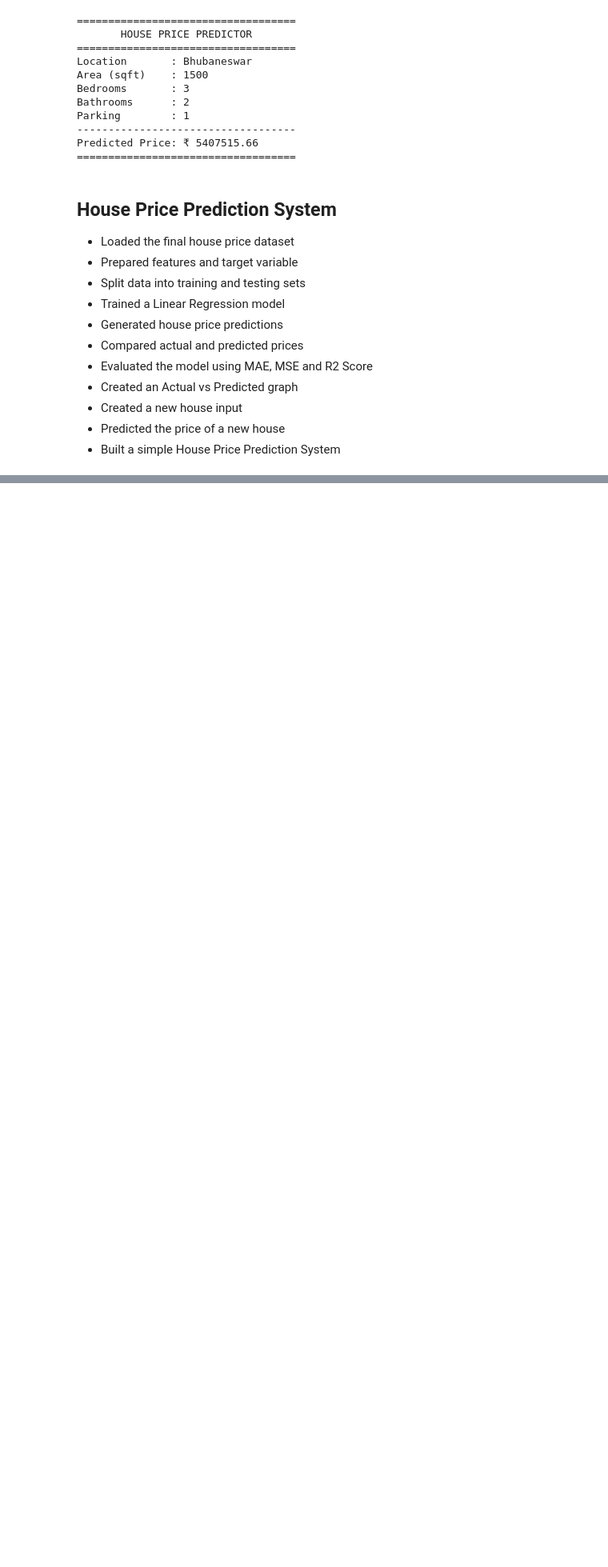
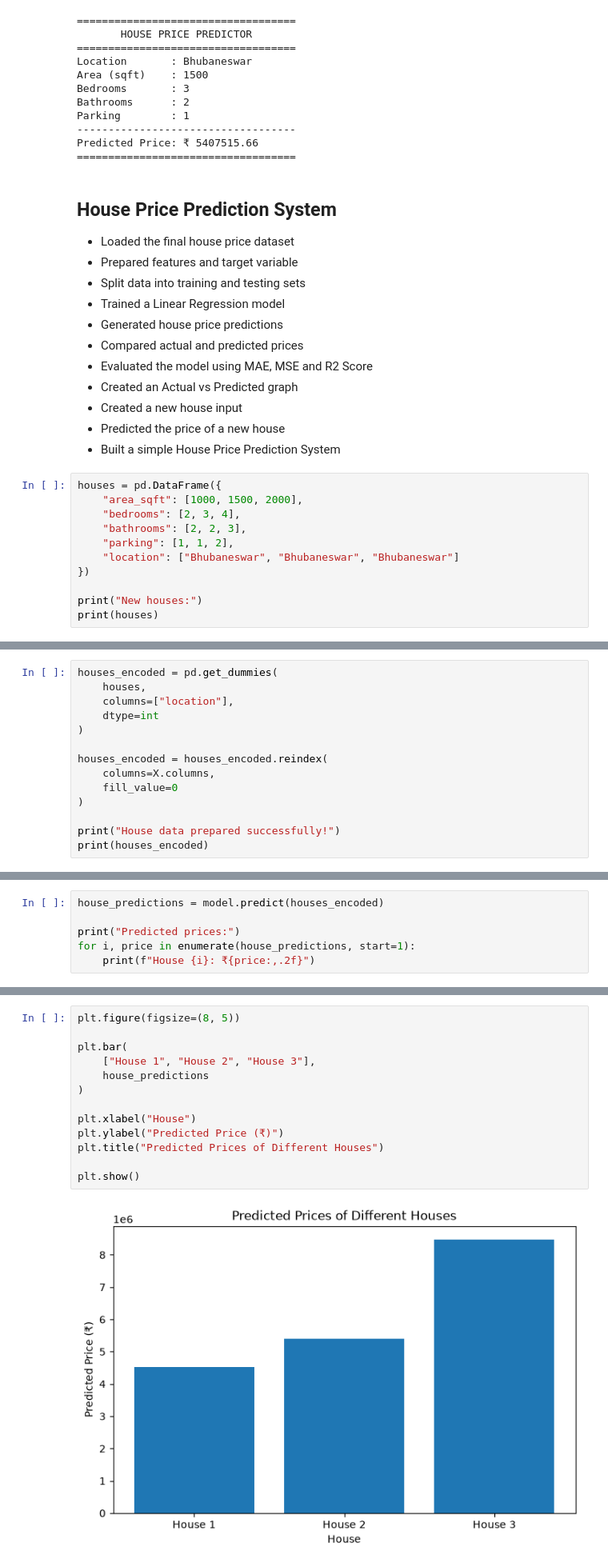
Before and after one commit to gyanaranjanj360-debug/Python-internship, a Jupyter notebook: notebook/house_price_analysis.ipynb, the cells around one changed output, grey strips where cells are left out. Shown at 80% size. Cells and saved outputs as stored; diff of their text form; blank space fills up the shorter version.

Commit message:
Day 12: Multiple house price predictions

```diff
--- a/notebook/house_price_analysis.ipynb
+++ b/notebook/house_price_analysis.ipynb
@@ -1445,3 +1445,14 @@ Predicted Price: ₹ 5407515.66
 - Created a new house input
 - Predicted the price of a new house
 - Built a simple House Price Prediction System
+# %%
+houses = pd.DataFrame({
+    "area_sqft": [1000, 1500, 2000],
+    "bedrooms": [2, 3, 4],
+    "bathrooms": [2, 2, 3],
+    "parking": [1, 1, 2],
+    "location": ["Bhubaneswar", "Bhubaneswar", "Bhubaneswar"]
+})
+
+print("New houses:")
+print(houses)
@@ -1447,0 +1465,14 @@ Predicted Price: ₹ 5407515.66
+# %%
+houses_encoded = pd.get_dummies(
+    houses,
+    columns=["location"],
+    dtype=int
+)
+
+houses_encoded = houses_encoded.reindex(
+    columns=X.columns,
+    fill_value=0
+)
+
+print("House data prepared successfully!")
+print(houses_encoded)
@@ -1447,0 +1490,6 @@ Predicted Price: ₹ 5407515.66
+# %%
+house_predictions = model.predict(houses_encoded)
+
+print("Predicted prices:")
+for i, price in enumerate(house_predictions, start=1):
+    print(f"House {i}: ₹{price:,.2f}")
@@ -1447,0 +1528,15 @@ Predicted Price: ₹ 5407515.66
+# %%
+plt.figure(figsize=(8, 5))
+
+plt.bar(
+    ["House 1", "House 2", "House 3"],
+    house_predictions
+)
+
+plt.xlabel("House")
+plt.ylabel("Predicted Price (₹)")
+plt.title("Predicted Prices of Different Houses")
+
+plt.show()
+# %% [output]
+[figure, added]
```
Also changed, not shown: parts of 6 cells of this notebook.
